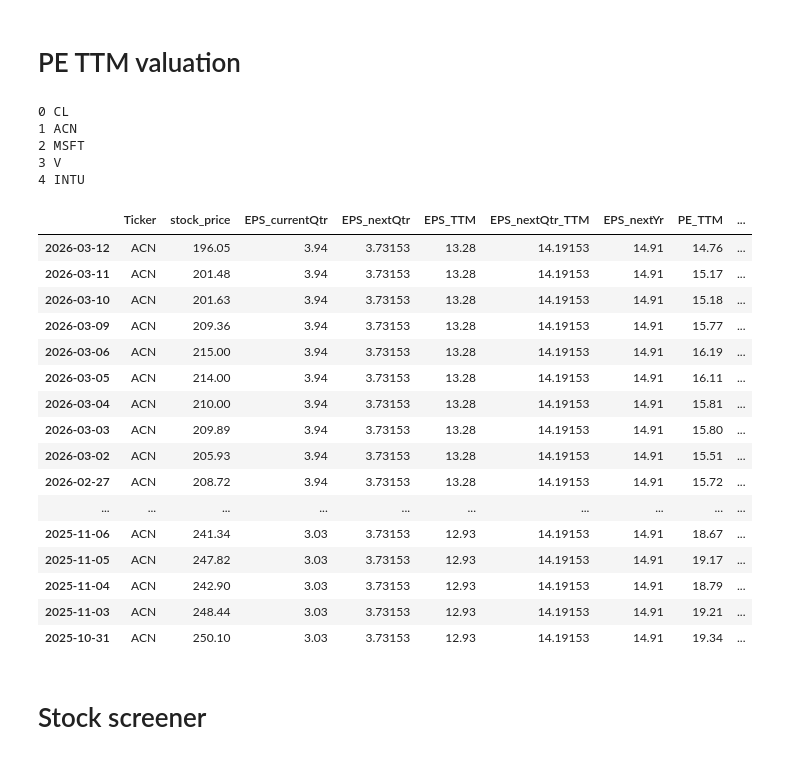
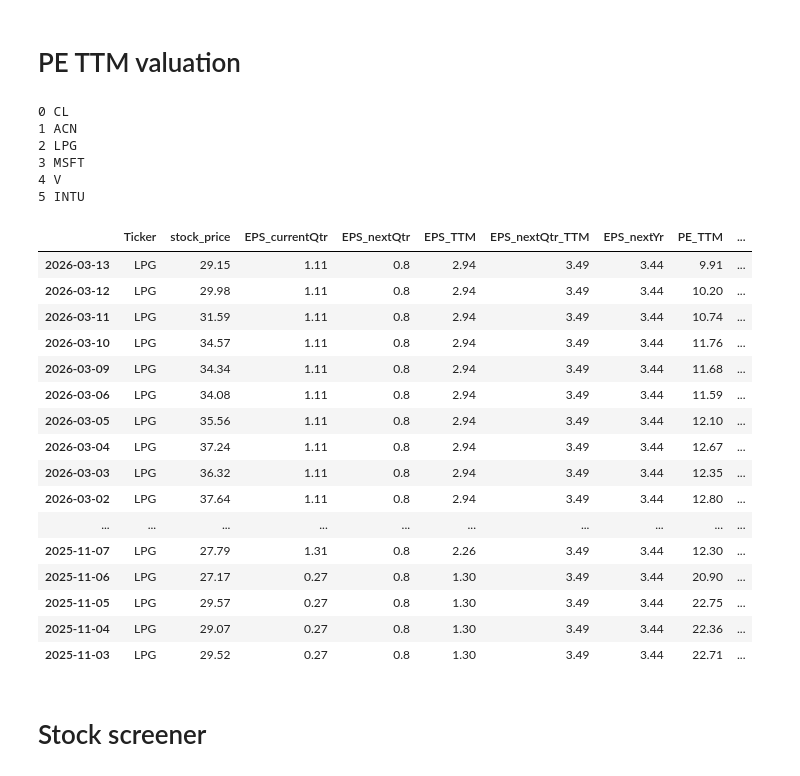
Before and after one commit to tangj310/Inv_equity, a Jupyter notebook: 03_PE_TTM_valuation/PE_TTM_valuation.ipynb, the cells around one changed output. Drawn from its saved outputs; the diff is of its cells as text; code cells hidden in the pictures.

```diff
--- a/03_PE_TTM_valuation/PE_TTM_valuation.ipynb
+++ b/03_PE_TTM_valuation/PE_TTM_valuation.ipynb
@@ -60,7 +60,7 @@ ticker_symbols = [
     # ,'GOOG'
     # ,'TSM'
     # ,'META'
-    # ,'LPG'
+    ,'LPG'
     # ,'NVDA'
     # ,'SKWD'
     ,'MSFT'
@@ -770,29 +770,30 @@ ticker_screen_df['Industry_PE_TTM_avg'] = round(ticker_screen_df['PE_TTM'].mean(
 # %% [output]
 0 CL
 1 ACN
-2 MSFT
-3 V
-4 INTU
+2 LPG
+3 MSFT
+4 V
+5 INTU
 # %%
-ticker_dict_pd['ACN']
+ticker_dict_pd['LPG']
 # %% [output]
 |  | Ticker | stock_price | EPS_currentQtr | EPS_nextQtr | EPS_TTM | EPS_nextQtr_TTM | EPS_nextYr | PE_TTM | ... |
-| 2026-03-12 | ACN | 196.05 | 3.94 | 3.73153 | 13.28 | 14.19153 | 14.91 | 14.76 | ... |
-| 2026-03-11 | ACN | 201.48 | 3.94 | 3.73153 | 13.28 | 14.19153 | 14.91 | 15.17 | ... |
-| 2026-03-10 | ACN | 201.63 | 3.94 | 3.73153 | 13.28 | 14.19153 | 14.91 | 15.18 | ... |
-| 2026-03-09 | ACN | 209.36 | 3.94 | 3.73153 | 13.28 | 14.19153 | 14.91 | 15.77 | ... |
-| 2026-03-06 | ACN | 215.00 | 3.94 | 3.73153 | 13.28 | 14.19153 | 14.91 | 16.19 | ... |
-| 2026-03-05 | ACN | 214.00 | 3.94 | 3.73153 | 13.28 | 14.19153 | 14.91 | 16.11 | ... |
-| 2026-03-04 | ACN | 210.00 | 3.94 | 3.73153 | 13.28 | 14.19153 | 14.91 | 15.81 | ... |
-| 2026-03-03 | ACN | 209.89 | 3.94 | 3.73153 | 13.28 | 14.19153 | 14.91 | 15.80 | ... |
-| 2026-03-02 | ACN | 205.93 | 3.94 | 3.73153 | 13.28 | 14.19153 | 14.91 | 15.51 | ... |
-| 2026-02-27 | ACN | 208.72 | 3.94 | 3.73153 | 13.28 | 14.19153 | 14.91 | 15.72 | ... |
+| 2026-03-13 | LPG | 29.15 | 1.11 | 0.8 | 2.94 | 3.49 | 3.44 | 9.91 | ... |
+| 2026-03-12 | LPG | 29.98 | 1.11 | 0.8 | 2.94 | 3.49 | 3.44 | 10.20 | ... |
+| 2026-03-11 | LPG | 31.59 | 1.11 | 0.8 | 2.94 | 3.49 | 3.44 | 10.74 | ... |
+| 2026-03-10 | LPG | 34.57 | 1.11 | 0.8 | 2.94 | 3.49 | 3.44 | 11.76 | ... |
+| 2026-03-09 | LPG | 34.34 | 1.11 | 0.8 | 2.94 | 3.49 | 3.44 | 11.68 | ... |
+| 2026-03-06 | LPG | 34.08 | 1.11 | 0.8 | 2.94 | 3.49 | 3.44 | 11.59 | ... |
+| 2026-03-05 | LPG | 35.56 | 1.11 | 0.8 | 2.94 | 3.49 | 3.44 | 12.10 | ... |
+| 2026-03-04 | LPG | 37.24 | 1.11 | 0.8 | 2.94 | 3.49 | 3.44 | 12.67 | ... |
+| 2026-03-03 | LPG | 36.32 | 1.11 | 0.8 | 2.94 | 3.49 | 3.44 | 12.35 | ... |
+| 2026-03-02 | LPG | 37.64 | 1.11 | 0.8 | 2.94 | 3.49 | 3.44 | 12.80 | ... |
 | ... | ... | ... | ... | ... | ... | ... | ... | ... | ... |
-| 2025-11-06 | ACN | 241.34 | 3.03 | 3.73153 | 12.93 | 14.19153 | 14.91 | 18.67 | ... |
-| 2025-11-05 | ACN | 247.82 | 3.03 | 3.73153 | 12.93 | 14.19153 | 14.91 | 19.17 | ... |
-| 2025-11-04 | ACN | 242.90 | 3.03 | 3.73153 | 12.93 | 14.19153 | 14.91 | 18.79 | ... |
-| 2025-11-03 | ACN | 248.44 | 3.03 | 3.73153 | 12.93 | 14.19153 | 14.91 | 19.21 | ... |
-| 2025-10-31 | ACN | 250.10 | 3.03 | 3.73153 | 12.93 | 14.19153 | 14.91 | 19.34 | ... |
+| 2025-11-07 | LPG | 27.79 | 1.31 | 0.8 | 2.26 | 3.49 | 3.44 | 12.30 | ... |
+| 2025-11-06 | LPG | 27.17 | 0.27 | 0.8 | 1.30 | 3.49 | 3.44 | 20.90 | ... |
+| 2025-11-05 | LPG | 29.57 | 0.27 | 0.8 | 1.30 | 3.49 | 3.44 | 22.75 | ... |
+| 2025-11-04 | LPG | 29.07 | 0.27 | 0.8 | 1.30 | 3.49 | 3.44 | 22.36 | ... |
+| 2025-11-03 | LPG | 29.52 | 0.27 | 0.8 | 1.30 | 3.49 | 3.44 | 22.71 | ... |
 # %% [markdown]
 # Stock screener
 # %%
```
